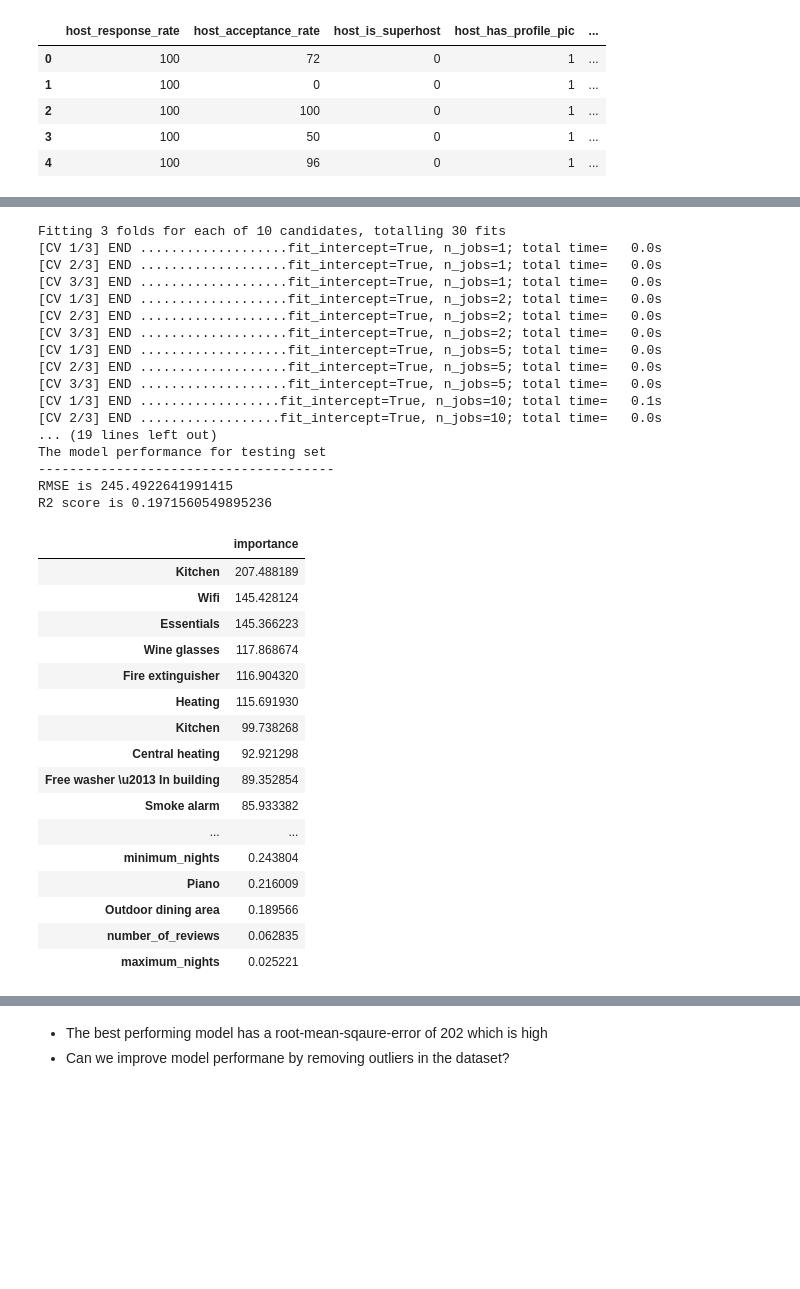
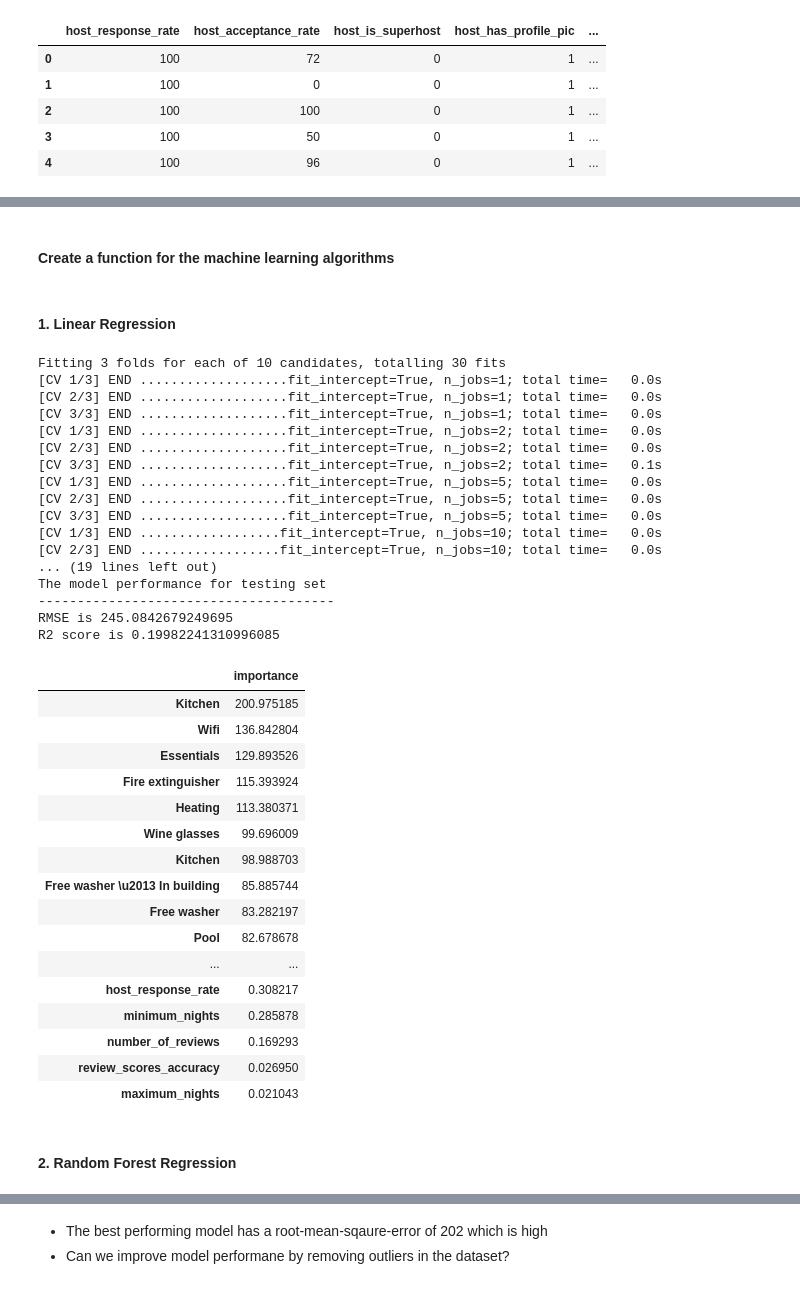
Before and after one commit to doyindav1/Greater-Manchester-Area-Airbnb-Analysis, a Jupyter notebook: airbnb_updated.ipynb, the cells around one changed output, grey strips where cells are left out. Saved outputs shown, nothing was run; the diff lists cells and outputs as text; code cells hidden in the pictures; blank space fills up the shorter version.

```diff
--- a/airbnb_updated.ipynb
+++ b/airbnb_updated.ipynb
@@ -197,5 +213,6 @@ def input_mean(df, column_list):
 # apply function
 column_list = ['review_scores_rating', 'review_scores_accuracy', 'review_scores_cleanliness',
               'review_scores_checkin', 'review_scores_communication', 'review_scores_location',
-              'review_scores_value']
+              'review_scores_value', 'reviews_per_month',
+              'bedrooms', 'beds']
 gm_df = input_mean(gm_df, column_list)
@@ -216,11 +219,3 @@ def forward_fill(df, column_list):
-# %%
-# apply function
-column_list = ['host_response_time', 'host_response_rate', 'bedrooms', 'beds',
-               'host_name', 'host_since', 'host_is_superhost', 'host_listings_count', 'host_total_listings_count',
-               'host_has_profile_pic', 'host_identity_verified', 'first_review', 'last_review',
-               'reviews_per_month', 'host_acceptance_rate', 'bathrooms_text']
-
-gm_df = forward_fill(gm_df, column_list)
 # %%
 (gm_df.isnull().sum()/gm_df.shape[0])* 100
 # %% [output]
@@ -243,0 +241,19 @@ dtype: float64
+# %%
+# replacing null values with mode
+def input_mode(df, column_list):
+    '''
+    This function replaces null values with the modeof values in the column and returns a dataframe
+
+    '''
+
+    for columns in column_list:
+
+        df[columns].fillna(value = df[columns].mode()[0], inplace=True)
+
+    return df
+# %%
+# apply function
+column_list = ['first_review', 'last_review', 'bathrooms_text', 'host_acceptance_rate',
+               'host_response_rate', 'host_response_time']
+
+gm_df = input_mode(gm_df, column_list)
@@ -917,3 +936,7 @@ Name: price, dtype: int64
+# %% [markdown]
+#### Create a function for the machine learning algorithms
+# %% [markdown]
+#### 1. Linear Regression
 # %%
 def linear_reg(df, test_size=0.3, random_state=42):
     '''
@@ -994,37 +1017,39 @@ Fitting 3 folds for each of 10 candidates, totalling 30 fits
 [CV 3/3] END ...................fit_intercept=True, n_jobs=1; total time=   0.0s
 [CV 1/3] END ...................fit_intercept=True, n_jobs=2; total time=   0.0s
 [CV 2/3] END ...................fit_intercept=True, n_jobs=2; total time=   0.0s
-[CV 3/3] END ...................fit_intercept=True, n_jobs=2; total time=   0.0s
+[CV 3/3] END ...................fit_intercept=True, n_jobs=2; total time=   0.1s
 [CV 1/3] END ...................fit_intercept=True, n_jobs=5; total time=   0.0s
 [CV 2/3] END ...................fit_intercept=True, n_jobs=5; total time=   0.0s
 [CV 3/3] END ...................fit_intercept=True, n_jobs=5; total time=   0.0s
-[CV 1/3] END ..................fit_intercept=True, n_jobs=10; total time=   0.1s
+[CV 1/3] END ..................fit_intercept=True, n_jobs=10; total time=   0.0s
 [CV 2/3] END ..................fit_intercept=True, n_jobs=10; total time=   0.0s
 ... (19 lines left out)
 The model performance for testing set
 --------------------------------------
-RMSE is 245.4922641991415
-R2 score is 0.1971560549895236
+RMSE is 245.0842679249695
+R2 score is 0.19982241310996085
 # %%
-linear_feat_importance
+linear_feat_importance.head()
 # %% [output]
 |  | importance |
-| Kitchen | 207.488189 |
-| Wifi | 145.428124 |
-| Essentials | 145.366223 |
-| Wine glasses | 117.868674 |
-| Fire extinguisher | 116.904320 |
-| Heating | 115.691930 |
-| Kitchen | 99.738268 |
-| Central heating | 92.921298 |
-| Free washer \u2013 In building | 89.352854 |
-| Smoke alarm | 85.933382 |
+| Kitchen | 200.975185 |
+| Wifi | 136.842804 |
+| Essentials | 129.893526 |
+| Fire extinguisher | 115.393924 |
+| Heating | 113.380371 |
+| Wine glasses | 99.696009 |
+| Kitchen | 98.988703 |
+| Free washer \u2013 In building | 85.885744 |
+| Free washer | 83.282197 |
+| Pool | 82.678678 |
 | ... | ... |
-| minimum_nights | 0.243804 |
-| Piano | 0.216009 |
-| Outdoor dining area | 0.189566 |
-| number_of_reviews | 0.062835 |
-| maximum_nights | 0.025221 |
+| host_response_rate | 0.308217 |
+| minimum_nights | 0.285878 |
+| number_of_reviews | 0.169293 |
+| review_scores_accuracy | 0.026950 |
+| maximum_nights | 0.021043 |
+# %% [markdown]
+#### 2. Random Forest Regression
 # %%
 # random forest regression
 def random_forest(df):
```
Also changed, not shown: parts of 110 cells of this notebook.
